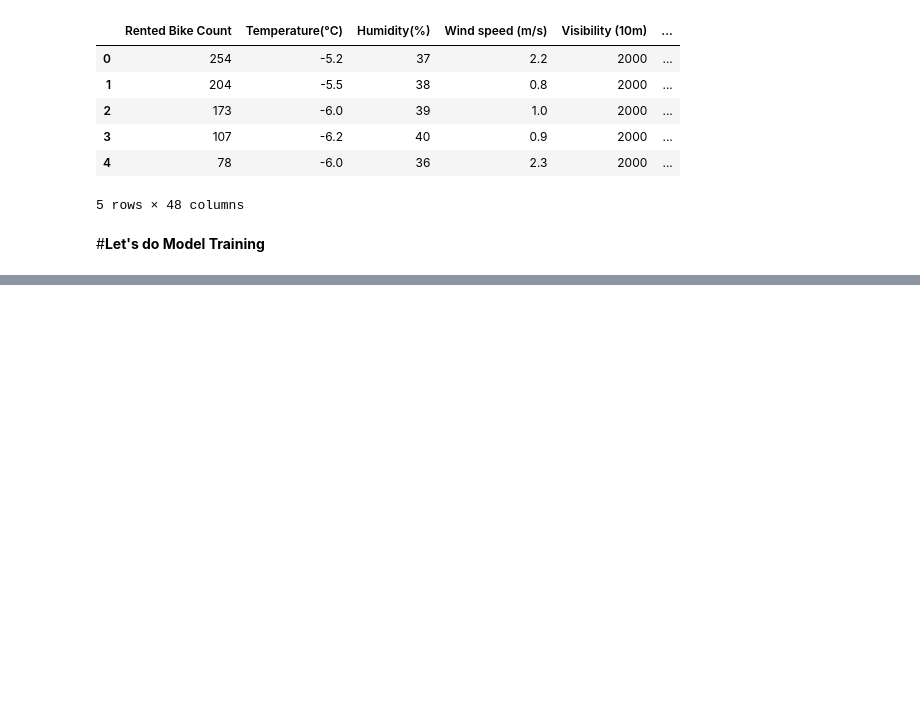
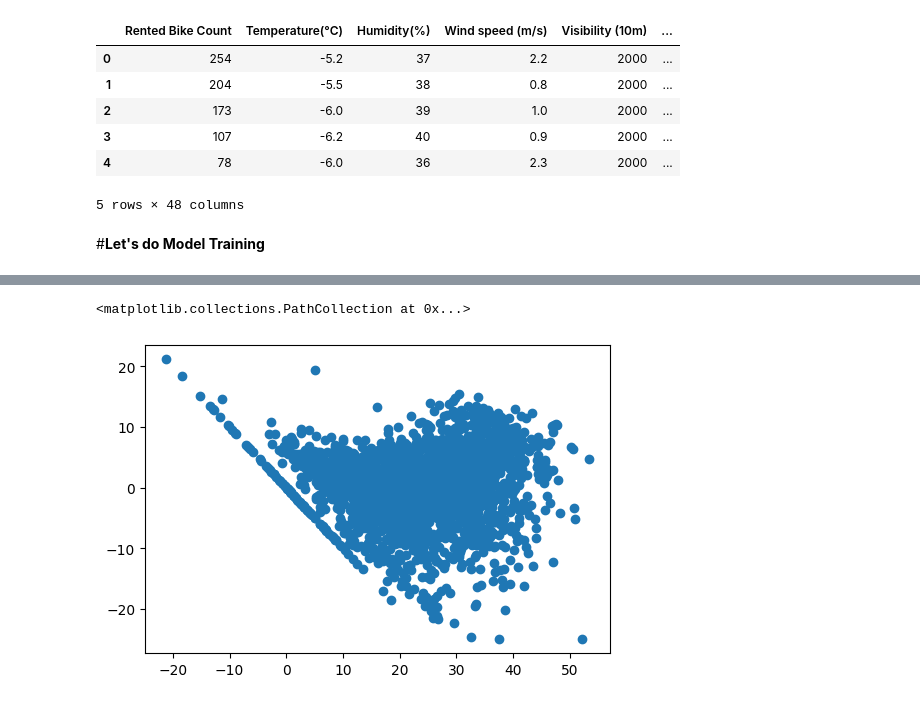
Before and after one commit to KiranKokateGitHub/Bike-Sharing-Demand-Prediction_Regression, a Jupyter notebook: Kiran_Regression.ipynb, the cells around one changed output, grey strips where cells are left out. Cells and saved outputs as stored; diff of their text form; code cells hidden in the pictures; blank space fills up the shorter version.

Commit message:
LR model Completed

```diff
--- a/Kiran_Regression.ipynb
+++ b/Kiran_Regression.ipynb
@@ -820,0 +825,4 @@ bkdf_copy.head()
+# %%
+# Assign the value for X and Y variables for regression fitting
+X = bkdf_copy.drop(columns=['Rented Bike Count'], axis=1)
+Y = np.sqrt(bkdf_copy['Rented Bike Count'])
@@ -820,0 +850,7 @@ bkdf_copy.head()
+# %%
+# Let's Creat trainning and testing datasets, for this train test split model has to import from scikit learn
+from sklearn.model_selection import train_test_split
+X_train, X_test, Y_train, Y_test = train_test_split(X,Y, test_size=0.30, random_state=0)
+# Let's see X datasset shape
+print(X_train.shape)
+print(X_test.shape)
@@ -820,0 +860,4 @@ bkdf_copy.head()
+# %%
+# Let's import linear regression model from scikit learn
+from sklearn.linear_model import LinearRegression
+LR= LinearRegression().fit(X_train, Y_train)
@@ -820,0 +886,4 @@ bkdf_copy.head()
+# %%
+# Let's get the predicted values for X_train and X-test values
+Y_pred_train= LR.predict(X_train)
+Y_pred_test= LR.predict(X_test)
@@ -820,0 +1003,7 @@ bkdf_copy.head()
+# %%
+### Let's see Heteroscadacity between y_pred_test and (y_test)-(y_pred_test)
+plt.figure(figsize=(6,4))
+plt.scatter((Y_pred_test),(Y_test)-(Y_pred_test))
+# %% [output]
+<matplotlib.collections.PathCollection at 0x...>
+[figure, added]
```
Also changed, not shown: parts of 18 cells of this notebook.
